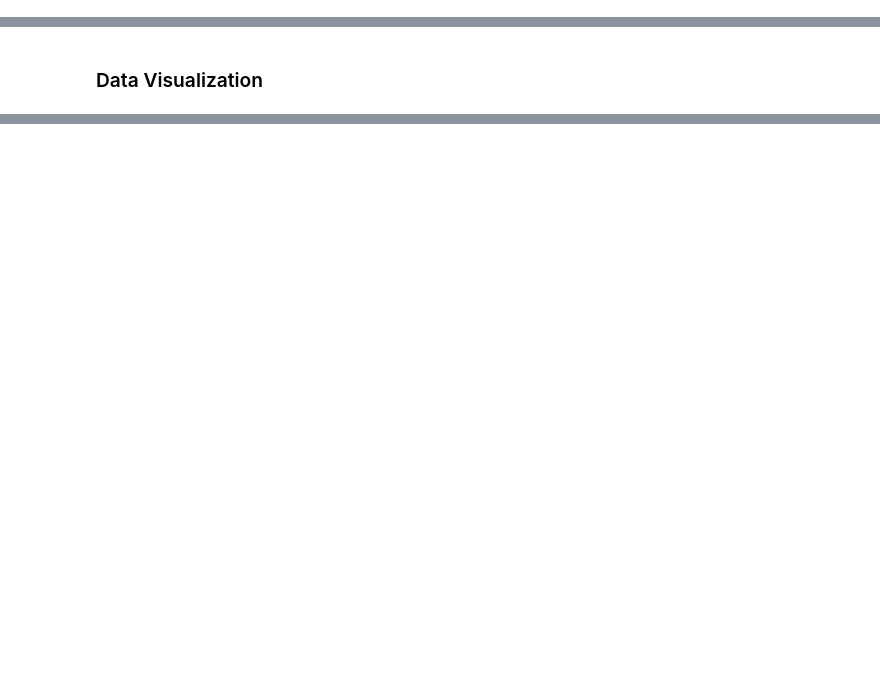
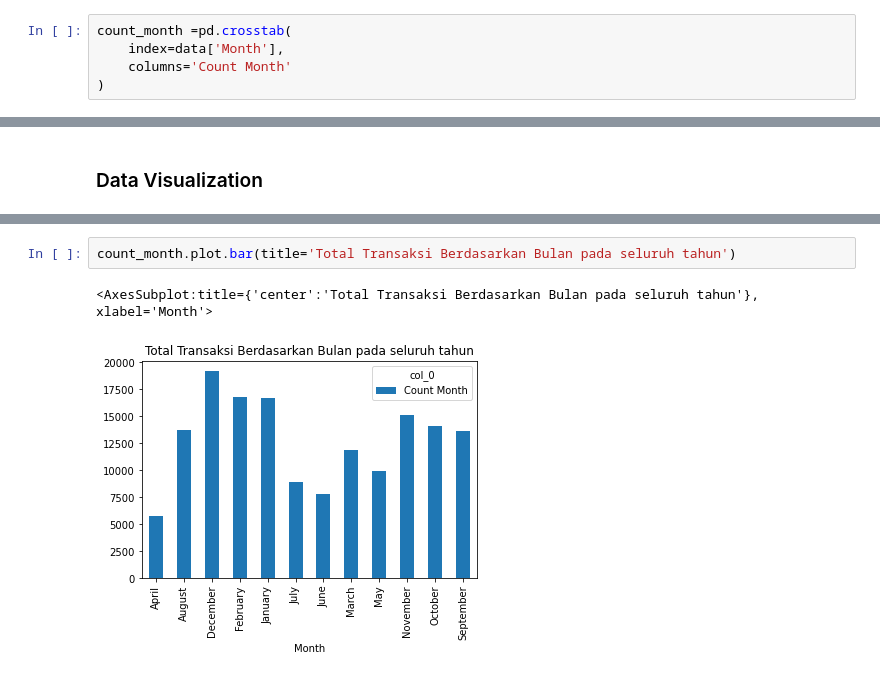
Before and after one commit to QueenLabs/data-analytics-python, a Jupyter notebook: pythin-da-skeleton.ipynb, the cells around one changed output, grey strips where cells are left out. Drawn from its saved outputs; the diff is of its cells as text; blank space fills up the shorter version.

```diff
--- a/pythin-da-skeleton.ipynb
+++ b/pythin-da-skeleton.ipynb
@@ -235,0 +666,5 @@ Berapa Frequensi transaksi dari masing masing hari
+# %%
+count_month =pd.crosstab(
+    index=data['Month'],
+    columns='Count Month'
+)
@@ -239,0 +706,5 @@ Berapa Frequensi transaksi dari masing masing hari
+# %%
+count_month.plot.bar(title='Total Transaksi Berdasarkan Bulan pada seluruh tahun')
+# %% [output]
+<AxesSubplot:title={'center':'Total Transaksi Berdasarkan Bulan pada seluruh tahun'}, xlabel='Month'>
+[figure, added]
```
Also changed, not shown: parts of 49 cells of this notebook.
